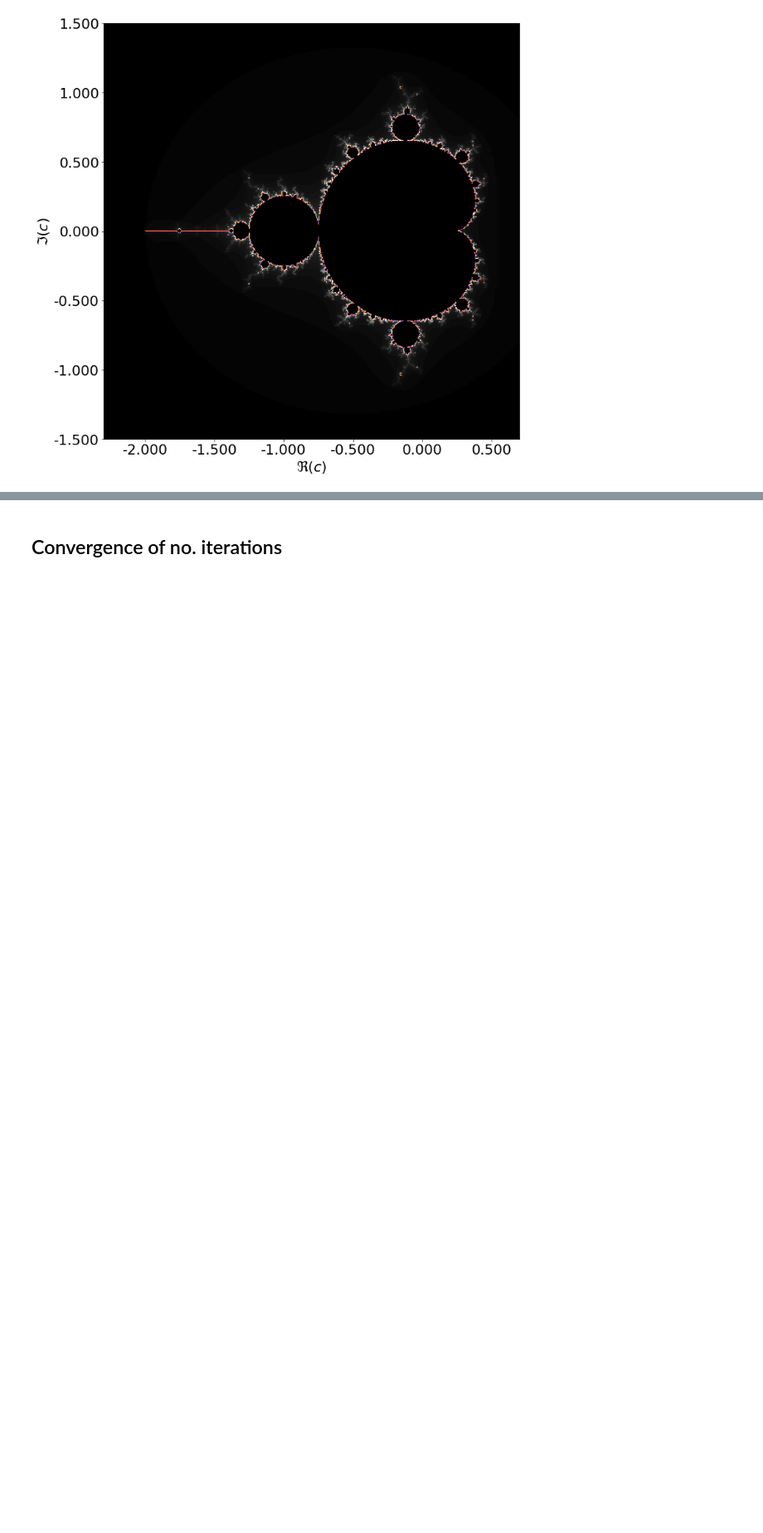
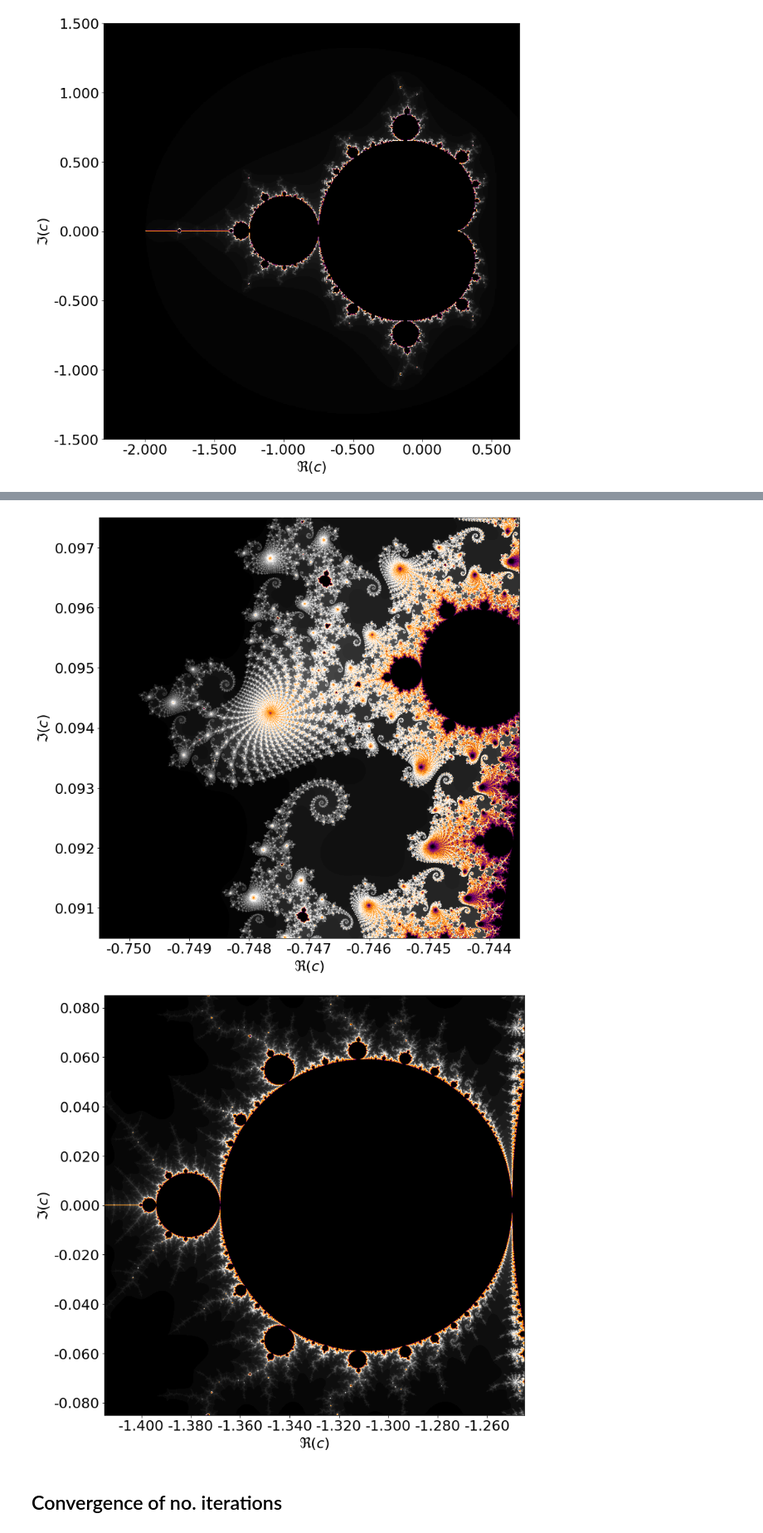
Before and after one commit to PaulHosek/Stochastic_simulation, a Jupyter notebook: MarcelvandeLagemaat_10886699_PaulHosek_12637033_1.ipynb, the cells around one changed output, grey strips where cells are left out. Shown at 83% size. Cells and saved outputs as stored; diff of their text form; code cells hidden in the pictures; blank space fills up the shorter version.

```diff
--- a/MarcelvandeLagemaat_10886699_PaulHosek_12637033_1.ipynb
+++ b/MarcelvandeLagemaat_10886699_PaulHosek_12637033_1.ipynb
@@ -32,24 +45,17 @@ gm.draw_mandelbrot(cur_center, cur_extent,fname="mandelbrot_final",resolution=25
 # %%
-# seahorse valley
-cur_center = -0.755 + 0.1j #-1.22 + 0.16j
-cur_extent = .06 + .06j #.1 + .1j
-gm.draw_mandelbrot(cur_center, cur_extent,fname="outline_mb",resolution=256*2**1)
-#
-# a small bit
-cur_center = -1.227 + 0.165j
-cur_extent = .002 + .002j
-gm.draw_mandelbrot(cur_center, cur_extent,fname="small_mb",resolution=256*2**2)
-plt.close('all')
 # nautilus
-cur_center =   -.747 + 0.094j #-.747 + 0.09j
+cur_center =  -.747 + 0.094j
 cur_extent = .007 + .007j
-gm.draw_mandelbrot(cur_center=cur_center, cur_extent=cur_extent,fname="nautilus_mb",resolution=256*2**4,color_list=["black","white","darkorange","purple","black"])
+gm.draw_mandelbrot(cur_center=cur_center, cur_extent=cur_extent,fname="nautilus_mb",resolution=256*2**3,color_list=["black","white","darkorange","purple","black"])
 
 
 # self-similarity
-cur_center =  -1.33 + 0j# -.747 + 0.094j #-.747 + 0.09j
-cur_extent = .17 + .17j #.007 + .007j
-gm.draw_mandelbrot(cur_center=cur_center, cur_extent=cur_extent,fname="self_similar_mb",resolution=256*2**4,color_list=["black","white","darkorange","darkorange","darkorange","darkorange","purple","black"])
+cur_center =  -1.33 + 0j
+cur_extent = .17 + .17j
+gm.draw_mandelbrot(cur_center=cur_center, cur_extent=cur_extent,fname="self_similar_mb",resolution=256*2**3,color_list=["black","white","darkorange","darkorange","darkorange","darkorange","purple","black"])
+# %% [output]
+[figure, added]
+[figure, added]
 # %% [markdown]
 ## Convergence of no. iterations
 # %%
```
Also changed, not shown: parts of 1 cell of this notebook.
